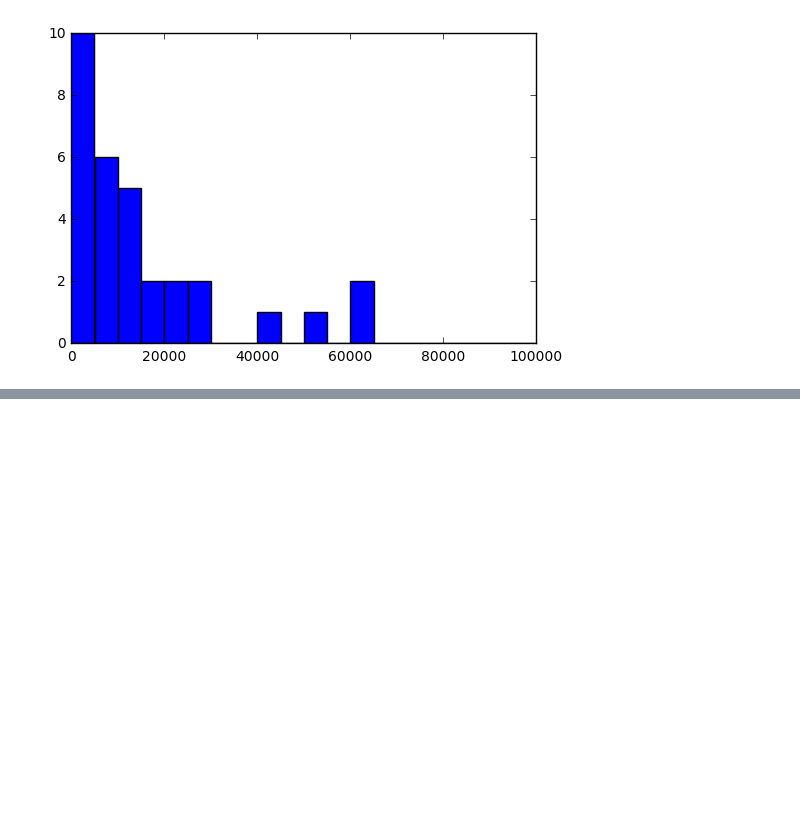
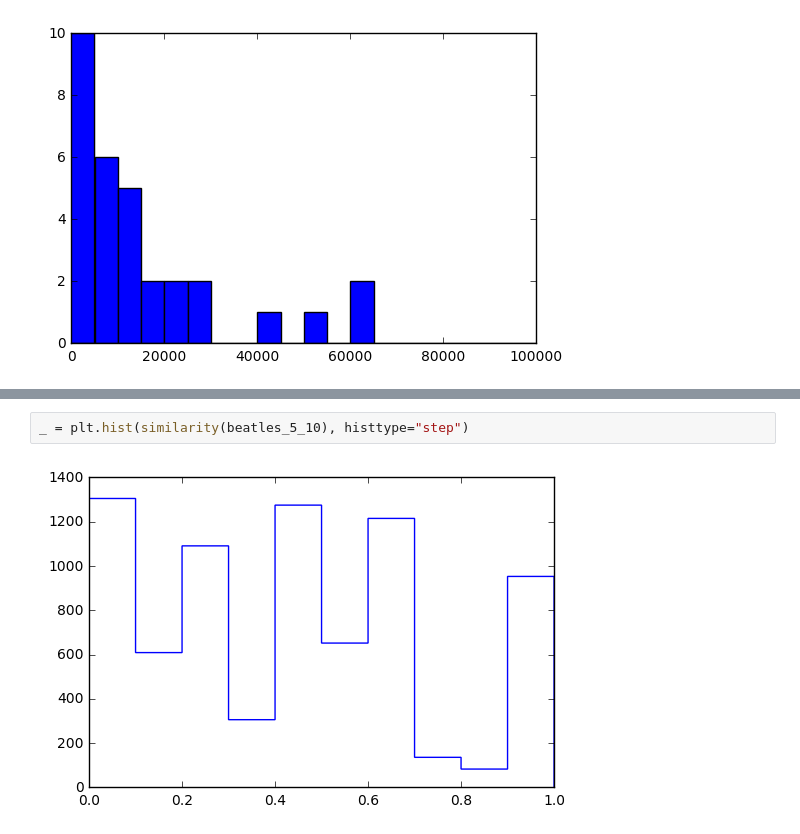
Before and after one commit to bmachlin/SpotifyArtistNetwork, a Jupyter notebook: data/ntwrks final play.ipynb, the cells around one changed output, grey strips where cells are left out. Cells and saved outputs as stored; diff of their text form; blank space fills up the shorter version.

```diff
--- a/data/ntwrks final play.ipynb
+++ b/data/ntwrks final play.ipynb
@@ -221,0 +168,4 @@ beatles_10_5?
+# %%
+_ = plt.hist(similarity(beatles_5_10), histtype="step")
+# %% [output]
+[figure, added]
```
Also changed, not shown: parts of 32 cells of this notebook.
